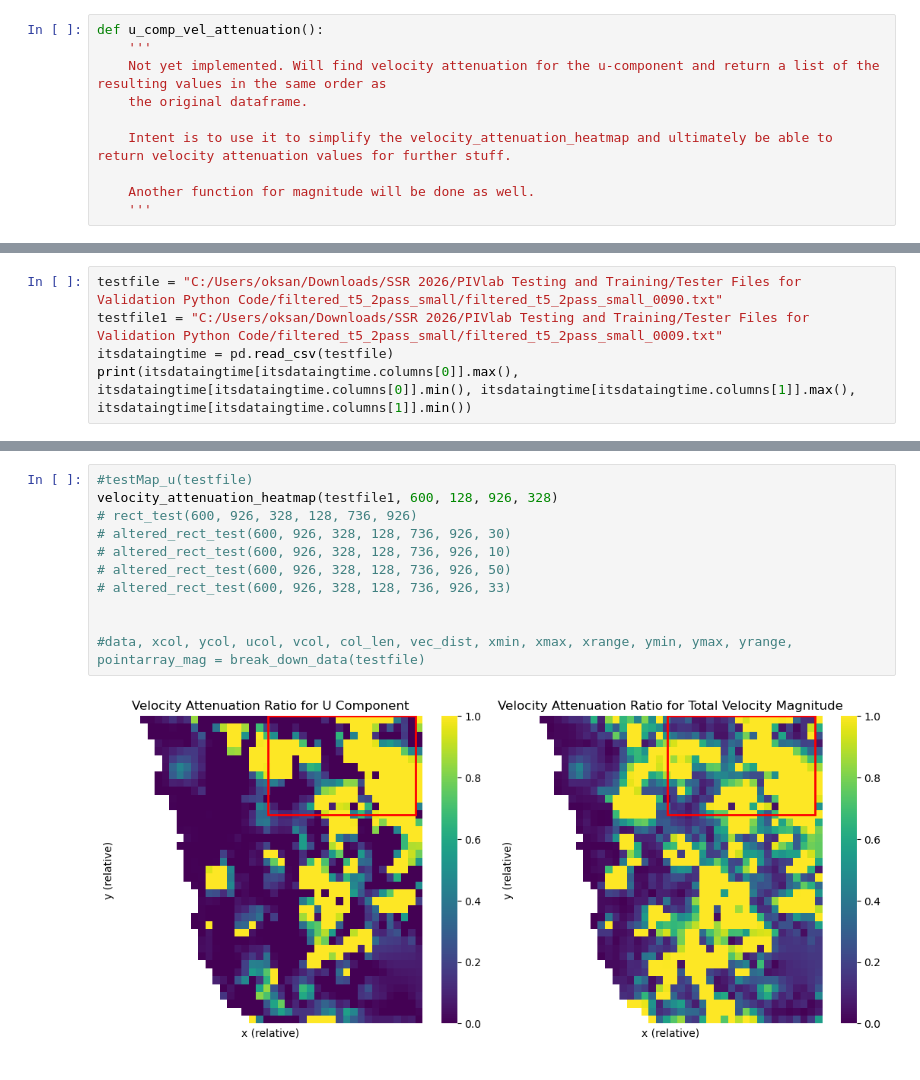
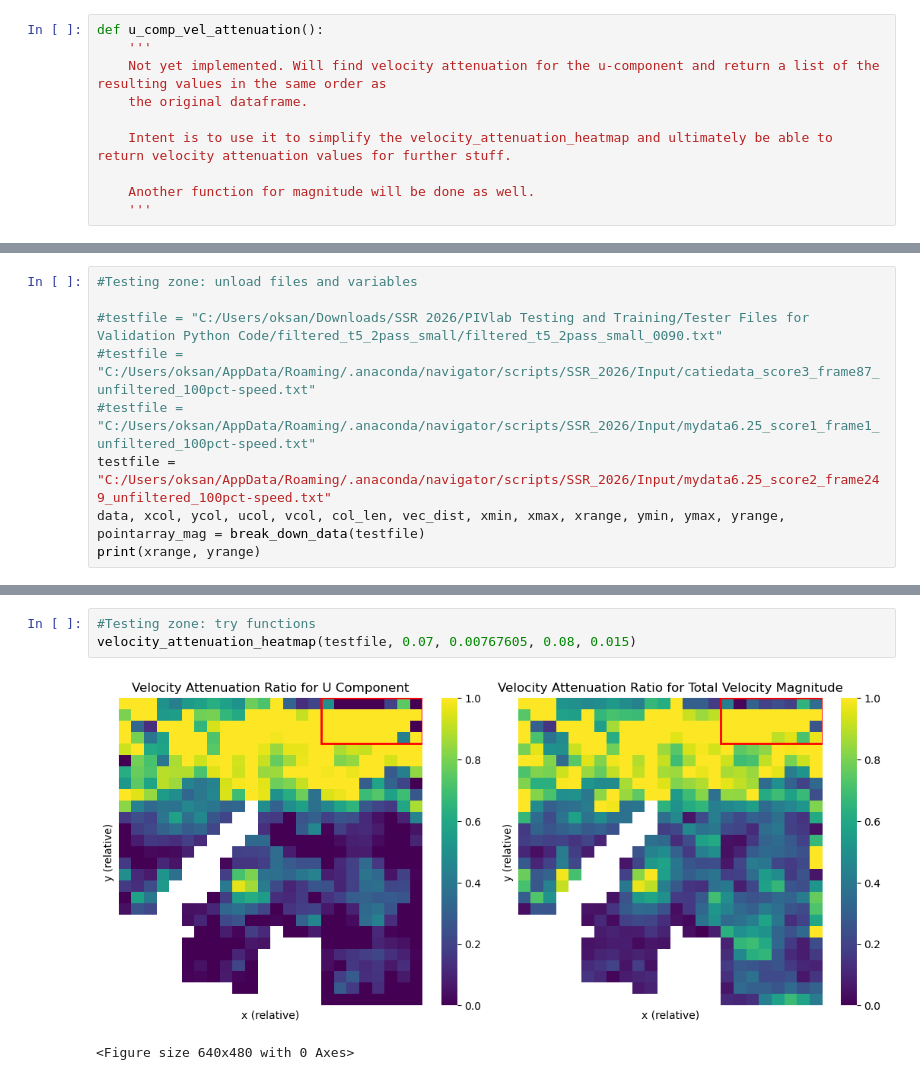
Before and after one commit to ohryv/PIVlab-Analysis, a Jupyter notebook: VelocityAttenuation_WorkingNotebook.ipynb, the cells around one changed output, grey strips where cells are left out. Saved outputs shown, nothing was run; the diff lists cells and outputs as text.

```diff
--- a/VelocityAttenuation_WorkingNotebook.ipynb
+++ b/VelocityAttenuation_WorkingNotebook.ipynb
@@ -356,6 +231,10 @@ def altered_rect_test(left, right, top, bottom, pictop, picright, scale):
 # %%
-testfile = "C:/Users/oksan/Downloads/SSR 2026/PIVlab Testing and Training/Tester Files for Validation Python Code/filtered_t5_2pass_small/filtered_t5_2pass_small_0090.txt"
-testfile1 = "C:/Users/oksan/Downloads/SSR 2026/PIVlab Testing and Training/Tester Files for Validation Python Code/filtered_t5_2pass_small/filtered_t5_2pass_small_0009.txt"
-itsdataingtime = pd.read_csv(testfile)
-print(itsdataingtime[itsdataingtime.columns[0]].max(), itsdataingtime[itsdataingtime.columns[0]].min(), itsdataingtime[itsdataingtime.columns[1]].max(), itsdataingtime[itsdataingtime.columns[1]].min())
+#Testing zone: unload files and variables
+
+#testfile = "C:/Users/oksan/Downloads/SSR 2026/PIVlab Testing and Training/Tester Files for Validation Python Code/filtered_t5_2pass_small/filtered_t5_2pass_small_0090.txt"
+#testfile = "C:/Users/oksan/AppData/Roaming/.anaconda/navigator/scripts/SSR_2026/Input/catiedata_score3_frame87_unfiltered_100pct-speed.txt"
+#testfile = "C:/Users/oksan/AppData/Roaming/.anaconda/navigator/scripts/SSR_2026/Input/mydata6.25_score1_frame1_unfiltered_100pct-speed.txt"
+testfile = "C:/Users/oksan/AppData/Roaming/.anaconda/navigator/scripts/SSR_2026/Input/mydata6.25_score2_frame249_unfiltered_100pct-speed.txt"
+data, xcol, ycol, ucol, vcol, col_len, vec_dist, xmin, xmax, xrange, ymin, ymax, yrange, pointarray_mag = break_down_data(testfile)
+print(xrange, yrange)
 # %% [output]
@@ -363,13 +249,6 @@ print(itsdataingtime[itsdataingtime.columns[0]].max(), itsdataingtime[itsdataing
 # %%
-#testMap_u(testfile)
-velocity_attenuation_heatmap(testfile1, 600, 128, 926, 328)
-# rect_test(600, 926, 328, 128, 736, 926)
-# altered_rect_test(600, 926, 328, 128, 736, 926, 30)
-# altered_rect_test(600, 926, 328, 128, 736, 926, 10)
-# altered_rect_test(600, 926, 328, 128, 736, 926, 50)
-# altered_rect_test(600, 926, 328, 128, 736, 926, 33)
-
-
-#data, xcol, ycol, ucol, vcol, col_len, vec_dist, xmin, xmax, xrange, ymin, ymax, yrange, pointarray_mag = break_down_data(testfile)
+#Testing zone: try functions
+velocity_attenuation_heatmap(testfile, 0.07, 0.00767605, 0.08, 0.015)
 # %% [output]
-[figure, old version]
+[figure, new version]
+<Figure size 640x480 with 0 Axes>
```
Also changed, not shown: parts of 5 cells of this notebook.
